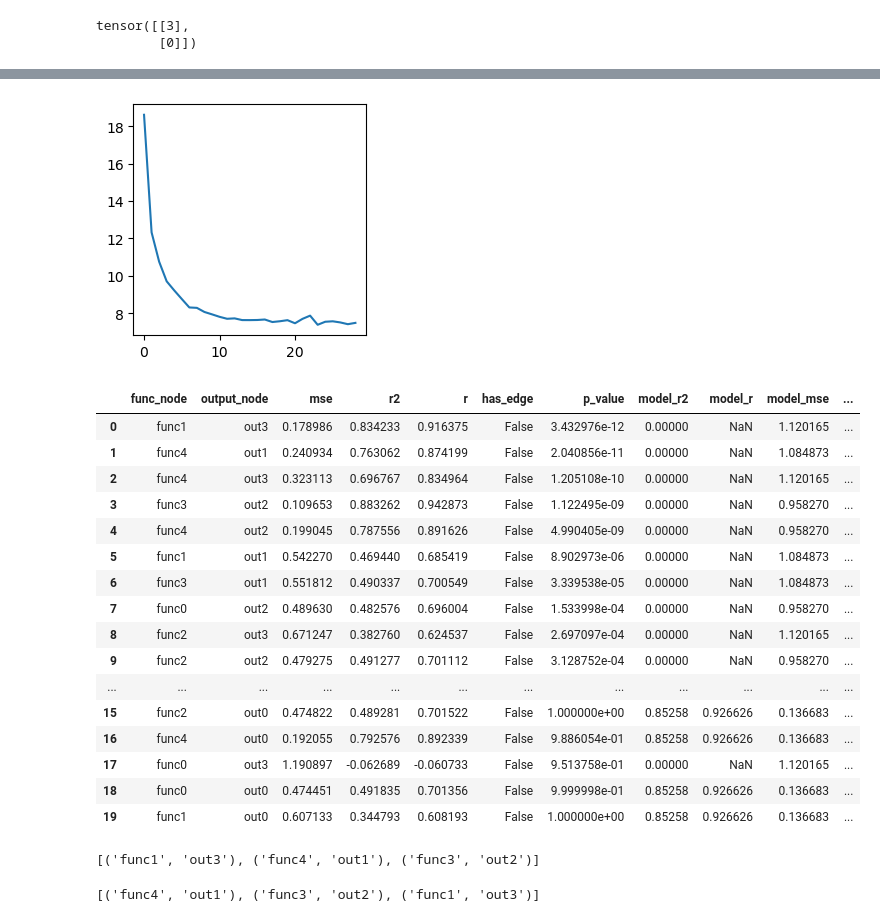
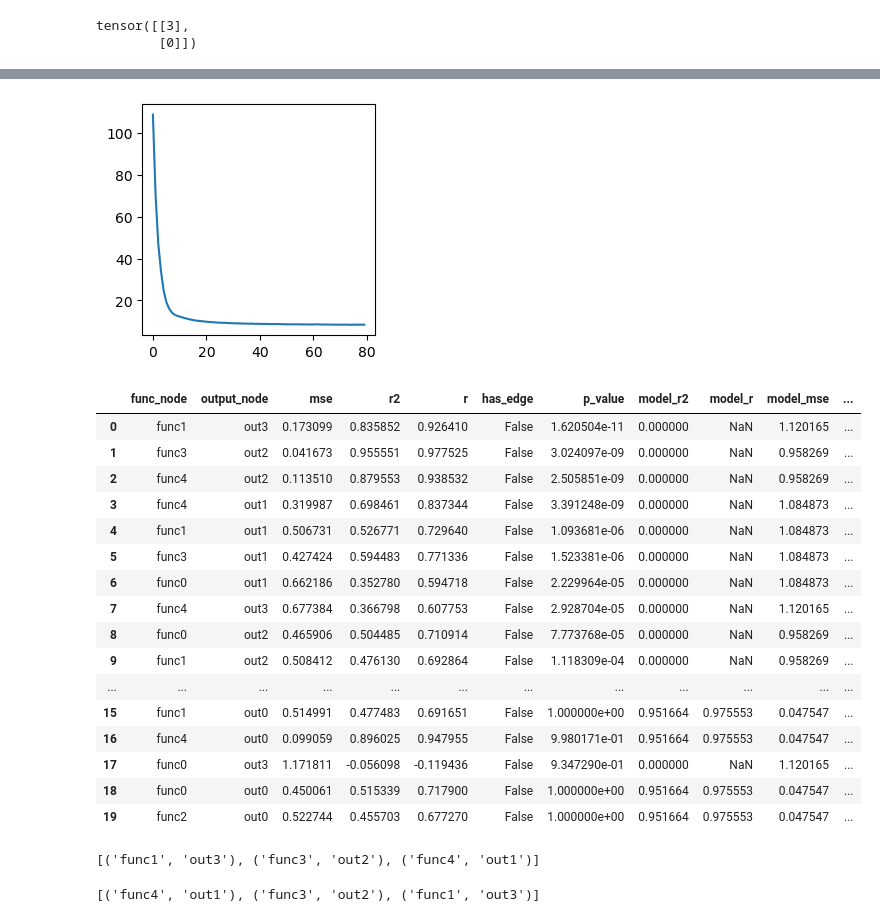
Before and after one commit to nathanieljevans/GSNN, a Jupyter notebook: docs/tutorials/dev/00_dev.ipynb, the cells around one changed output, grey strips where cells are left out. Saved outputs shown, nothing was run; the diff lists cells and outputs as text; code cells hidden in the pictures.

```diff
--- a/docs/tutorials/dev/00_dev.ipynb
+++ b/docs/tutorials/dev/00_dev.ipynb
@@ -143,52 +143,52 @@ test loss: 0.825 | test r2: 0.169
 # %%
 OEI = OutputEdgeInferrer(data,
                          model.channels*model.layers,
-                         lr=1e-1,
+                         lr=1e-2,
                          wd=0,
                          epochs=2000,
                          use_batchnorm=False,
                          bn_affine=False,
                          tol=1e-4,
                          patience=5,
                          agg='all')
 
 train_loader = torch.utils.data.DataLoader(torch.utils.data.TensorDataset(x_train, y_train), batch_size=25, shuffle=True)
 test_loader = torch.utils.data.DataLoader(torch.utils.data.TensorDataset(x_test, y_test), batch_size=10, shuffle=True)
 losses = OEI.fit(train_loader, model)
 
 plt.figure(figsize=(3,3))
 plt.plot(losses)
 plt.show()
 # %% [output]
-[figure, old version]
+[figure, new version]
 # %%
 res = OEI.eval(test_loader, model.eval())
 res.sort_values(by='q_value', ascending=True)
 # %% [output]
 |  | func_node | output_node | mse | r2 | r | has_edge | p_value | model_r2 | model_r | model_mse | ... |
-| 0 | func1 | out3 | 0.178986 | 0.834233 | 0.916375 | False | 3.432976e-12 | 0.00000 | NaN | 1.120165 | ... |
-| 1 | func4 | out1 | 0.240934 | 0.763062 | 0.874199 | False | 2.040856e-11 | 0.00000 | NaN | 1.084873 | ... |
-| 2 | func4 | out3 | 0.323113 | 0.696767 | 0.834964 | False | 1.205108e-10 | 0.00000 | NaN | 1.120165 | ... |
-| 3 | func3 | out2 | 0.109653 | 0.883262 | 0.942873 | False | 1.122495e-09 | 0.00000 | NaN | 0.958270 | ... |
-| 4 | func4 | out2 | 0.199045 | 0.787556 | 0.891626 | False | 4.990405e-09 | 0.00000 | NaN | 0.958270 | ... |
-| 5 | func1 | out1 | 0.542270 | 0.469440 | 0.685419 | False | 8.902973e-06 | 0.00000 | NaN | 1.084873 | ... |
-| 6 | func3 | out1 | 0.551812 | 0.490337 | 0.700549 | False | 3.339538e-05 | 0.00000 | NaN | 1.084873 | ... |
-| 7 | func0 | out2 | 0.489630 | 0.482576 | 0.696004 | False | 1.533998e-04 | 0.00000 | NaN | 0.958270 | ... |
-| 8 | func2 | out3 | 0.671247 | 0.382760 | 0.624537 | False | 2.697097e-04 | 0.00000 | NaN | 1.120165 | ... |
-| 9 | func2 | out2 | 0.479275 | 0.491277 | 0.701112 | False | 3.128752e-04 | 0.00000 | NaN | 0.958270 | ... |
+| 0 | func1 | out3 | 0.173099 | 0.835852 | 0.926410 | False | 1.620504e-11 | 0.000000 | NaN | 1.120165 | ... |
+| 1 | func3 | out2 | 0.041673 | 0.955551 | 0.977525 | False | 3.024097e-09 | 0.000000 | NaN | 0.958269 | ... |
+| 2 | func4 | out2 | 0.113510 | 0.879553 | 0.938532 | False | 2.505851e-09 | 0.000000 | NaN | 0.958269 | ... |
+| 3 | func4 | out1 | 0.319987 | 0.698461 | 0.837344 | False | 3.391248e-09 | 0.000000 | NaN | 1.084873 | ... |
+| 4 | func1 | out1 | 0.506731 | 0.526771 | 0.729640 | False | 1.093681e-06 | 0.000000 | NaN | 1.084873 | ... |
+| 5 | func3 | out1 | 0.427424 | 0.594483 | 0.771336 | False | 1.523381e-06 | 0.000000 | NaN | 1.084873 | ... |
+| 6 | func0 | out1 | 0.662186 | 0.352780 | 0.594718 | False | 2.229964e-05 | 0.000000 | NaN | 1.084873 | ... |
+| 7 | func4 | out3 | 0.677384 | 0.366798 | 0.607753 | False | 2.928704e-05 | 0.000000 | NaN | 1.120165 | ... |
+| 8 | func0 | out2 | 0.465906 | 0.504485 | 0.710914 | False | 7.773768e-05 | 0.000000 | NaN | 0.958269 | ... |
+| 9 | func1 | out2 | 0.508412 | 0.476130 | 0.692864 | False | 1.118309e-04 | 0.000000 | NaN | 0.958269 | ... |
 | ... | ... | ... | ... | ... | ... | ... | ... | ... | ... | ... | ... |
-| 15 | func2 | out0 | 0.474822 | 0.489281 | 0.701522 | False | 1.000000e+00 | 0.85258 | 0.926626 | 0.136683 | ... |
-| 16 | func4 | out0 | 0.192055 | 0.792576 | 0.892339 | False | 9.886054e-01 | 0.85258 | 0.926626 | 0.136683 | ... |
-| 17 | func0 | out3 | 1.190897 | -0.062689 | -0.060733 | False | 9.513758e-01 | 0.00000 | NaN | 1.120165 | ... |
-| 18 | func0 | out0 | 0.474451 | 0.491835 | 0.701356 | False | 9.999998e-01 | 0.85258 | 0.926626 | 0.136683 | ... |
-| 19 | func1 | out0 | 0.607133 | 0.344793 | 0.608193 | False | 1.000000e+00 | 0.85258 | 0.926626 | 0.136683 | ... |
+| 15 | func1 | out0 | 0.514991 | 0.477483 | 0.691651 | False | 1.000000e+00 | 0.951664 | 0.975553 | 0.047547 | ... |
+| 16 | func4 | out0 | 0.099059 | 0.896025 | 0.947955 | False | 9.980171e-01 | 0.951664 | 0.975553 | 0.047547 | ... |
+| 17 | func0 | out3 | 1.171811 | -0.056098 | -0.119436 | False | 9.347290e-01 | 0.000000 | NaN | 1.120165 | ... |
+| 18 | func0 | out0 | 0.450061 | 0.515339 | 0.717900 | False | 1.000000e+00 | 0.951664 | 0.975553 | 0.047547 | ... |
+| 19 | func2 | out0 | 0.522744 | 0.455703 | 0.677270 | False | 1.000000e+00 | 0.951664 | 0.975553 | 0.047547 | ... |
 # %%
 res_missing = res[lambda x: (x.within_output_rank == 1) & (x.has_edge == False)]
 res_missing_edges = [(i,j) for i,j in res_missing[['func_node', 'output_node']].values]
 
 res_missing_edges
 # %% [output]
-[('func1', 'out3'), ('func4', 'out1'), ('func3', 'out2')]
+[('func1', 'out3'), ('func3', 'out2'), ('func4', 'out1')]
 # %%
 remove
 # %% [output]
```
Also changed, not shown: parts of 1 cell of this notebook, 1 other file.
